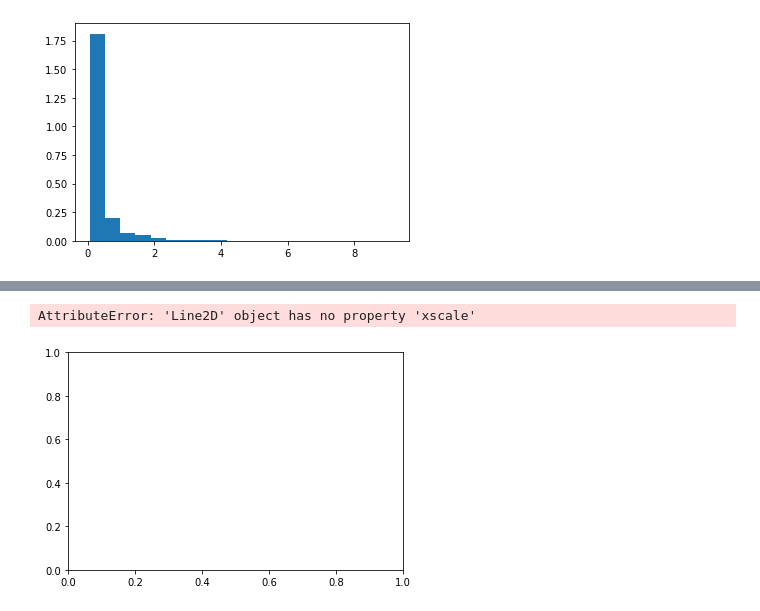
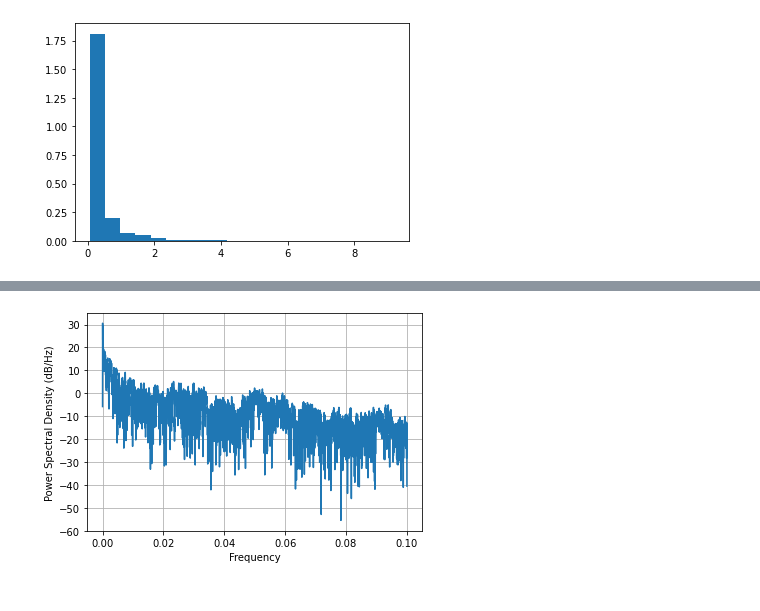
Before and after one commit to miksch/winter-2020, a Jupyter notebook: hyd264/hyd_264_ps2.ipynb, the cells around one changed output, grey strips where cells are left out. Saved outputs shown, nothing was run; the diff lists cells and outputs as text; code cells hidden in the pictures.

```diff
--- a/hyd264/hyd_264_ps2.ipynb
+++ b/hyd264/hyd_264_ps2.ipynb
@@ -6,5 +6,10 @@ import matplotlib.pyplot as plt
 # %%
 # Read data
 data_dir = 'C:/Users/moo90/Box/data/misc/hyd264_data/rain-iowa.csv'
+data_dir = 'rain-iowa.csv'
 
 data = pd.read_csv(data_dir, names=['rainfall'])
+data['hour'] = (data.index.values * 5) / 3600
+data['rainfall_hourly'] = data['rainfall']
+rain = data['rainfall'].values
+time = (data.index.values * 5) / 3600
@@ -53,13 +91,12 @@ plt.show()
 # %%
 fig, ax = plt.subplots()
 
 dt = 5.
 
-ax.psd(data['rainfall'].values, 2**14, Fs=1/dt, xscale='log', detrend='linear')
+ax.psd(data['rainfall'].values, 2**14, Fs=1/dt, detrend='linear')
 plt.show()
 # %% [output]
-AttributeError: 'Line2D' object has no property 'xscale'
-[figure, old version]
+[figure, new version]
 # %%
 # Stuff from ECI 279
 import numpy as np
```
Also changed, not shown: parts of 4 cells of this notebook.
